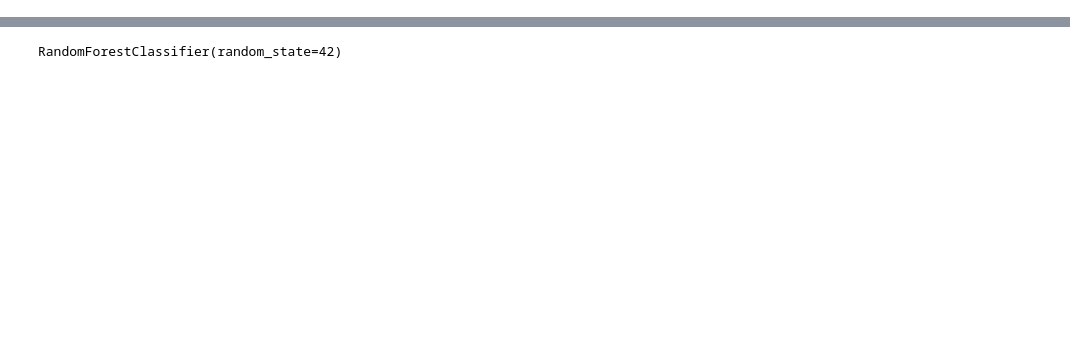
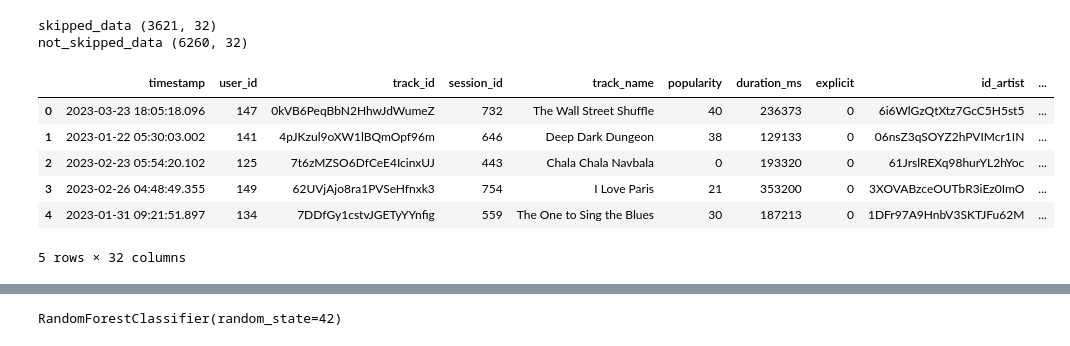
Before and after one commit to BartlomiejRasztabiga/IUM, a Jupyter notebook: notebooks/model.ipynb, the cells around one changed output, grey strips where cells are left out. Cells and saved outputs as stored; diff of their text form; code cells hidden in the pictures; blank space fills up the shorter version.

```diff
--- a/notebooks/model.ipynb
+++ b/notebooks/model.ipynb
@@ -65 +66,34 @@ common genres {'mpb', 'country rock', 'alternative metal', 'album rock', 'funk',
+# %%
+# balance set
+
+skipped_data = data[data["skipped"] == 1]
+not_skipped_data = data[data["skipped"] == 0]
+
+# Split the dataset into subsets based on class labels
+print("skipped_data", skipped_data.shape)
+print("not_skipped_data", not_skipped_data.shape)
+
+# Calculate the minimum number of samples among all classes
+min_samples = min(len(skipped_data), len(not_skipped_data))
+
+# Randomly select samples from each class subset to match the minimum number of samples
+skipped_data_balanced = skipped_data.sample(n=min_samples, random_state=42)
+not_skipped_data_balanced = not_skipped_data.sample(n=min_samples, random_state=42)
+
+# Merge the balanced subsets to create the final balanced dataset
+balanced_data = pd.concat([skipped_data_balanced, not_skipped_data_balanced], axis=0)
+
+# Shuffle the balanced dataset
+balanced_data = balanced_data.sample(frac=1, random_state=42).reset_index(drop=True)
+balanced_data.head()
+# %% [output]
+skipped_data (3621, 32)
+not_skipped_data (6260, 32)
+|  | timestamp | user_id | track_id | session_id | track_name | popularity | duration_ms | explicit | id_artist | ... |
+| 0 | 2023-03-23 18:05:18.096 | 147 | 0kVB6PeqBbN2HhwJdWumeZ | 732 | The Wall Street Shuffle | 40 | 236373 | 0 | 6i6WlGzQtXtz7GcC5H5st5 | ... |
+| 1 | 2023-01-22 05:30:03.002 | 141 | 4pJKzul9oXW1lBQmOpf96m | 646 | Deep Dark Dungeon | 38 | 129133 | 0 | 06nsZ3qSOYZ2hPVIMcr1IN | ... |
+| 2 | 2023-02-23 05:54:20.102 | 125 | 7t6zMZSO6DfCeE4IcinxUJ | 443 | Chala Chala Navbala | 0 | 193320 | 0 | 61JrslREXq98hurYL2hYoc | ... |
+| 3 | 2023-02-26 04:48:49.355 | 149 | 62UVjAjo8ra1PVSeHfnxk3 | 754 | I Love Paris | 21 | 353200 | 0 | 3XOVABzceOUTbR3iEz0ImO | ... |
+| 4 | 2023-01-31 09:21:51.897 | 134 | 7DDfGy1cstvJGETyYYnfig | 559 | The One to Sing the Blues | 30 | 187213 | 0 | 1DFr97A9HnbV3SKTJFu62M | ... |
+5 rows × 32 columns
 # %%
```
Also changed, not shown: parts of 6 cells of this notebook, 2 other files.
